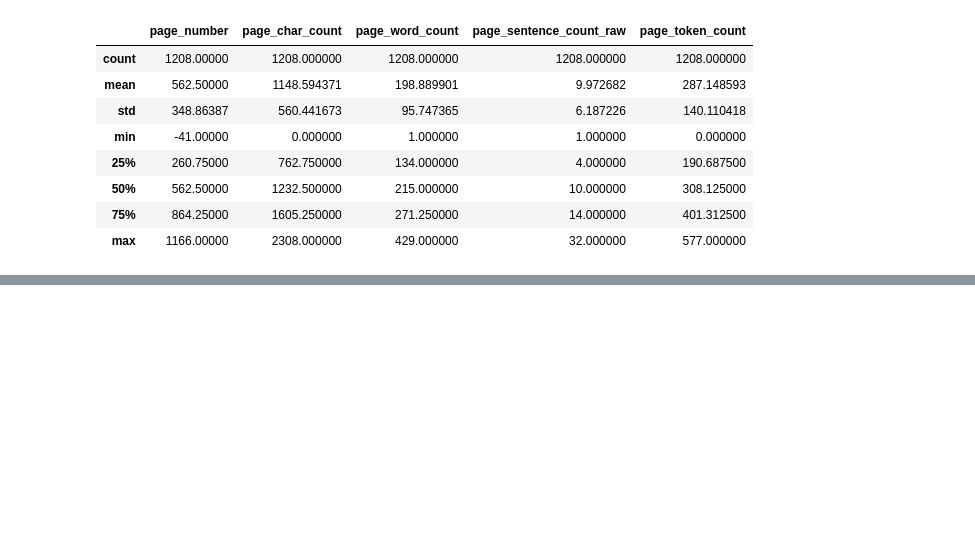
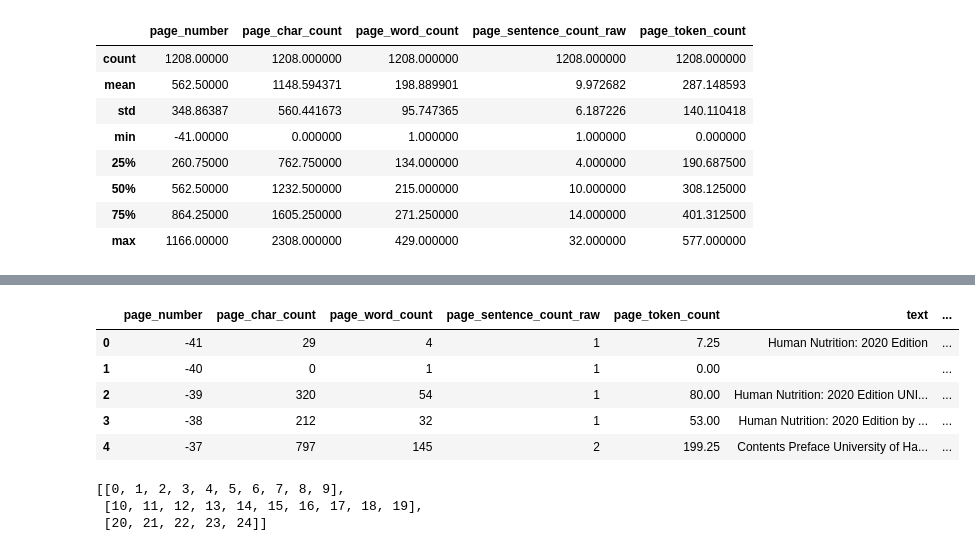
Before and after one commit to Gaurav-phatkare/Retrieval-Augmented-Generation_RAG, a Jupyter notebook: RAG_Fundamentals.ipynb, the cells around one changed output, grey strips where cells are left out. Drawn from its saved outputs; the diff is of its cells as text; code cells hidden in the pictures; blank space fills up the shorter version.

```diff
--- a/RAG_Fundamentals.ipynb
+++ b/RAG_Fundamentals.ipynb
@@ -171,0 +230,23 @@ df.describe()
+# %%
+df.head()
+# %% [output]
+|  | page_number | page_char_count | page_word_count | page_sentence_count_raw | page_token_count | text | ... |
+| 0 | -41 | 29 | 4 | 1 | 7.25 | Human Nutrition: 2020 Edition | ... |
+| 1 | -40 | 0 | 1 | 1 | 0.00 |  | ... |
+| 2 | -39 | 320 | 54 | 1 | 80.00 | Human Nutrition: 2020 Edition UNI... | ... |
+| 3 | -38 | 212 | 32 | 1 | 53.00 | Human Nutrition: 2020 Edition by ... | ... |
+| 4 | -37 | 797 | 145 | 2 | 199.25 | Contents Preface University of Ha... | ... |
+# %%
+chunk_size = 10
+
+def split_list(input_list, slice_size = chunk_size):
+
+  return [input_list[i:i+slice_size] for i in range(0, len(input_list), slice_size)]
+
+test_list = list(range(25))
+
+split_list(test_list)
+# %% [output]
+[[0, 1, 2, 3, 4, 5, 6, 7, 8, 9],
+ [10, 11, 12, 13, 14, 15, 16, 17, 18, 19],
+ [20, 21, 22, 23, 24]]
```
Also changed, not shown: parts of 18 cells of this notebook.
